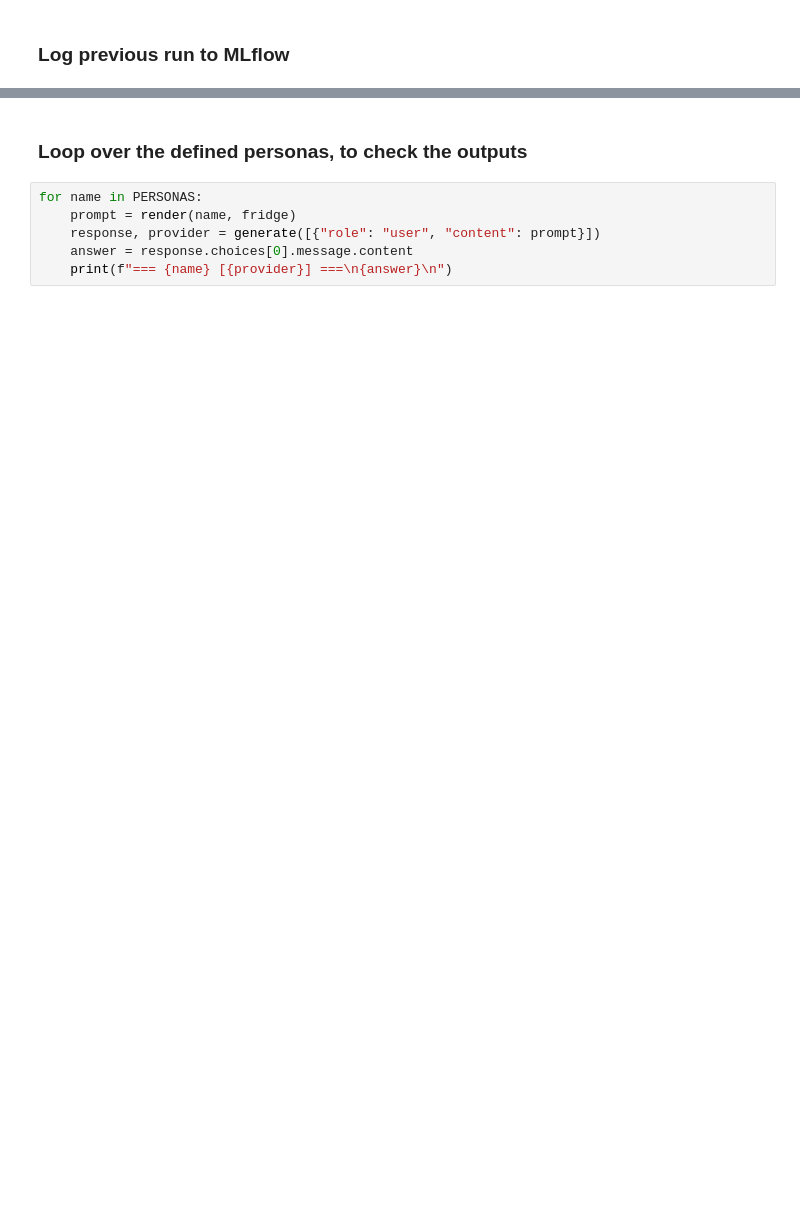
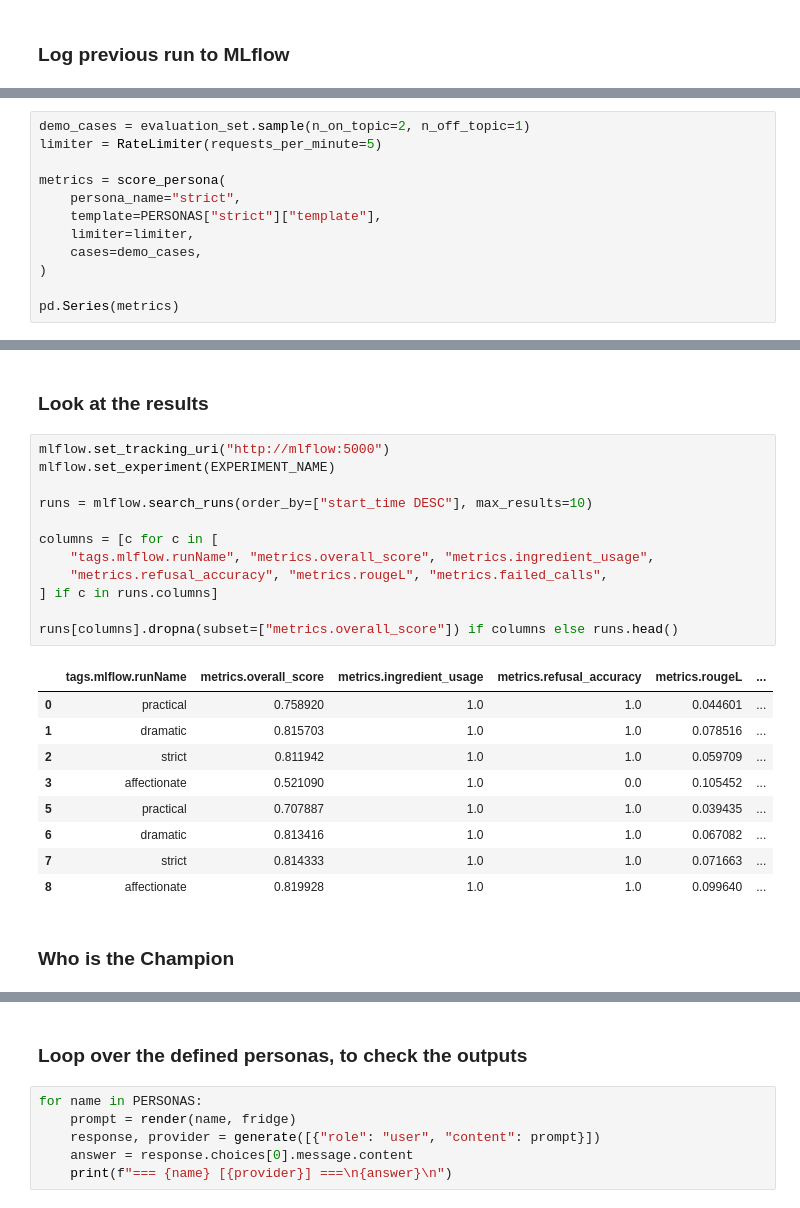
Before and after one commit to CFB996/grandma-fridge, a Jupyter notebook: notebooks/grandma_prototyping.ipynb, the cells around one changed output, grey strips where cells are left out. Drawn from its saved outputs; the diff is of its cells as text; blank space fills up the shorter version.

```diff
--- a/notebooks/grandma_prototyping.ipynb
+++ b/notebooks/grandma_prototyping.ipynb
@@ -62,0 +65,12 @@ with mlflow.start_run(run_name="affectionate-manual-test"):
+# %%
+demo_cases = evaluation_set.sample(n_on_topic=2, n_off_topic=1)
+limiter = RateLimiter(requests_per_minute=5)
+
+metrics = score_persona(
+    persona_name="strict",
+    template=PERSONAS["strict"]["template"],
+    limiter=limiter,
+    cases=demo_cases,
+)
+
+pd.Series(metrics)
@@ -62,0 +342,26 @@ with mlflow.start_run(run_name="affectionate-manual-test"):
+# %% [markdown]
+### Look at the results
+# %%
+mlflow.set_tracking_uri("http://mlflow:5000")
+mlflow.set_experiment(EXPERIMENT_NAME)
+
+runs = mlflow.search_runs(order_by=["start_time DESC"], max_results=10)
+
+columns = [c for c in [
+    "tags.mlflow.runName", "metrics.overall_score", "metrics.ingredient_usage",
+    "metrics.refusal_accuracy", "metrics.rougeL", "metrics.failed_calls",
+] if c in runs.columns]
+
+runs[columns].dropna(subset=["metrics.overall_score"]) if columns else runs.head()
+# %% [output]
+|  | tags.mlflow.runName | metrics.overall_score | metrics.ingredient_usage | metrics.refusal_accuracy | metrics.rougeL | ... |
+| 0 | practical | 0.758920 | 1.0 | 1.0 | 0.044601 | ... |
+| 1 | dramatic | 0.815703 | 1.0 | 1.0 | 0.078516 | ... |
+| 2 | strict | 0.811942 | 1.0 | 1.0 | 0.059709 | ... |
+| 3 | affectionate | 0.521090 | 1.0 | 0.0 | 0.105452 | ... |
+| 5 | practical | 0.707887 | 1.0 | 1.0 | 0.039435 | ... |
+| 6 | dramatic | 0.813416 | 1.0 | 1.0 | 0.067082 | ... |
+| 7 | strict | 0.814333 | 1.0 | 1.0 | 0.071663 | ... |
+| 8 | affectionate | 0.819928 | 1.0 | 1.0 | 0.099640 | ... |
+# %% [markdown]
+### Who is the Champion
```
Also changed, not shown: parts of 20 cells of this notebook.
